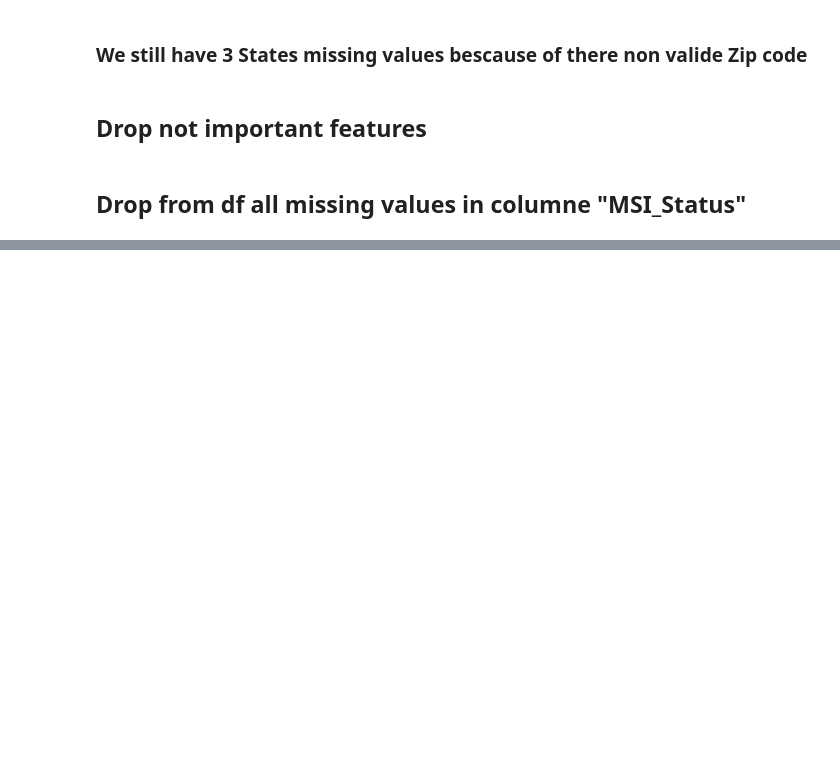
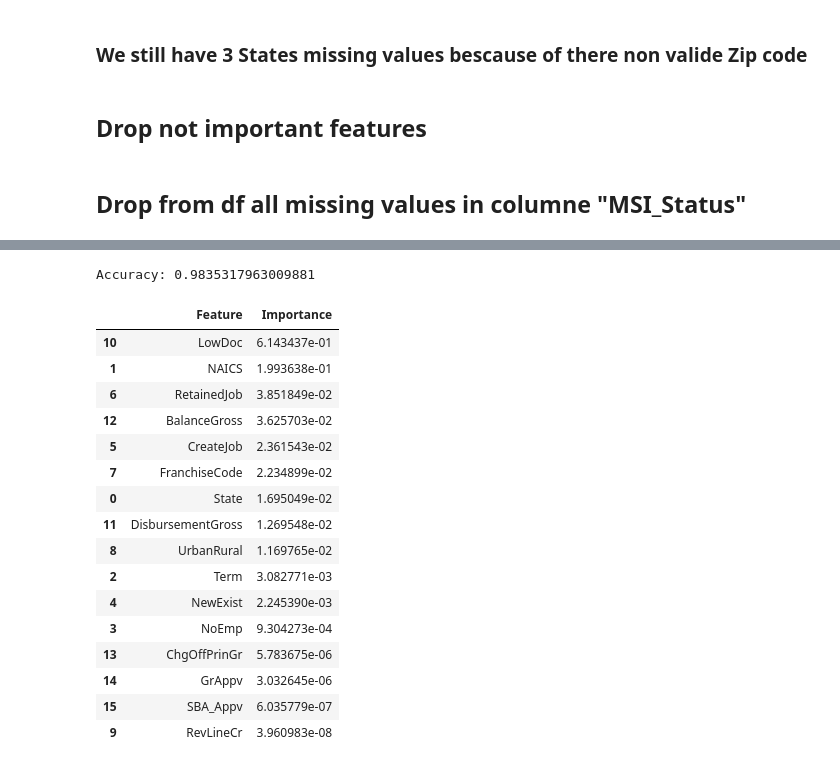
Before and after one commit to emaddar/SBA, a Jupyter notebook: Emad/analysis.ipynb, the cells around one changed output, grey strips where cells are left out. Drawn from its saved outputs; the diff is of its cells as text; code cells hidden in the pictures; blank space fills up the shorter version.

Commit message:
features_importatnces_

```diff
--- a/Emad/analysis.ipynb
+++ b/Emad/analysis.ipynb
@@ -176,0 +324,3 @@ dtype: int64
+# %%
+y = df.MIS_Status
+X = df.drop(columns=['MIS_Status'])
@@ -176,0 +354,4 @@ dtype: int64
+# %%
+from sklearn.model_selection import train_test_split
+
+X_train, X_test, y_train, y_test = train_test_split(X, y, shuffle=True, train_size=0.9, random_state=42)
@@ -176,0 +413,42 @@ dtype: int64
+# %%
+from sklearn.ensemble import RandomForestClassifier
+
+
+# Add the RandomForestClassifier to the pipeline
+clf = make_pipeline(preprocessor, RandomForestClassifier(random_state=42, max_depth = 5))
+
+# Fit the pipeline on the training data
+clf.fit(X_train, y_train)
+
+# Predict on the test data
+y_pred = clf.predict(X_test)
+
+#Import scikit-learn metrics module for accuracy calculation
+from sklearn import metrics
+
+# Model Accuracy, how often is the classifier correct?
+print("Accuracy:",metrics.accuracy_score(y_test, y_pred))
+# %% [output]
+Accuracy: 0.9835317963009881
+# %%
+data = list(zip(clf.feature_names_in_, clf.steps[1][1].feature_importances_))
+df_importances = pd.DataFrame(data, columns=['Feature', 'Importance']).sort_values(by='Importance', ascending=False)
+df_importances
+# %% [output]
+|  | Feature | Importance |
+| 10 | LowDoc | 6.143437e-01 |
+| 1 | NAICS | 1.993638e-01 |
+| 6 | RetainedJob | 3.851849e-02 |
+| 12 | BalanceGross | 3.625703e-02 |
+| 5 | CreateJob | 2.361543e-02 |
+| 7 | FranchiseCode | 2.234899e-02 |
+| 0 | State | 1.695049e-02 |
+| 11 | DisbursementGross | 1.269548e-02 |
+| 8 | UrbanRural | 1.169765e-02 |
+| 2 | Term | 3.082771e-03 |
+| 4 | NewExist | 2.245390e-03 |
+| 3 | NoEmp | 9.304273e-04 |
+| 13 | ChgOffPrinGr | 5.783675e-06 |
+| 14 | GrAppv | 3.032645e-06 |
+| 15 | SBA_Appv | 6.035779e-07 |
+| 9 | RevLineCr | 3.960983e-08 |
```
Also changed, not shown: parts of 29 cells of this notebook.
